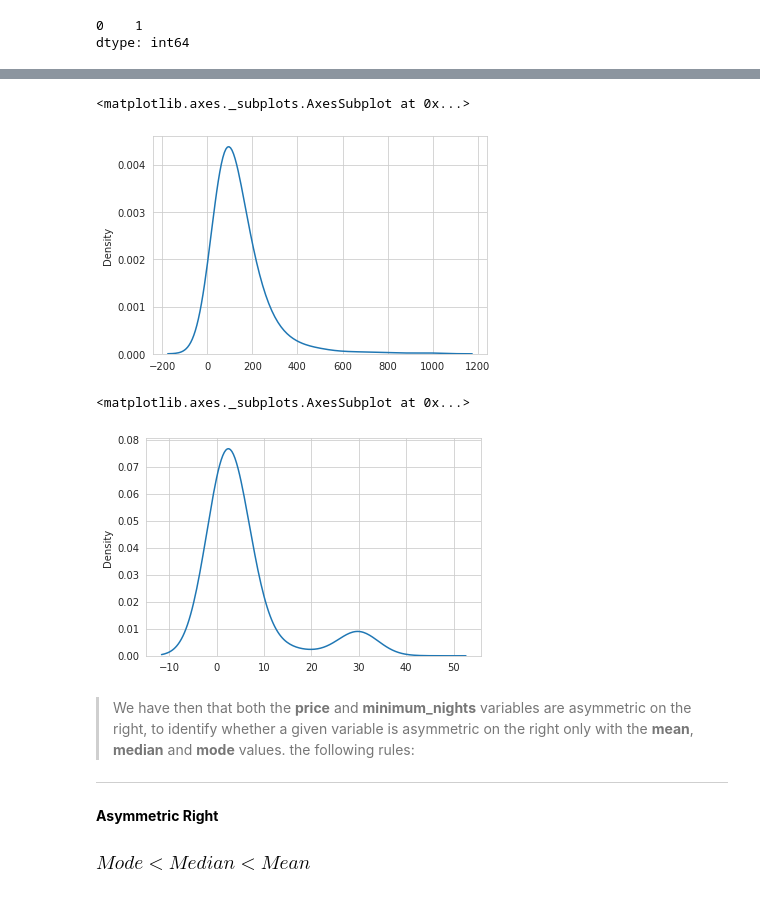
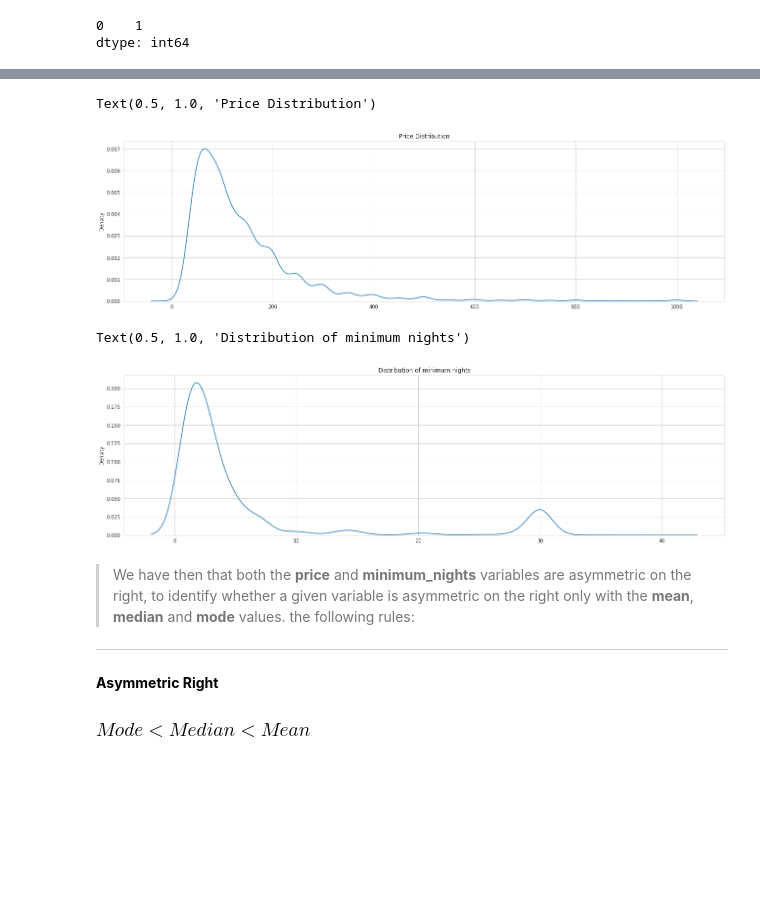
Before and after one commit to yaman9675/understand_Airbnb, a Jupyter notebook: understand_Airbnb.ipynb, the cells around one changed output, grey strips where cells are left out. Drawn from its saved outputs; the diff is of its cells as text; code cells hidden in the pictures; blank space fills up the shorter version.

```diff
--- a/understand_Airbnb.ipynb
+++ b/understand_Airbnb.ipynb
@@ -423,0 +405,4 @@ plt.gca().set(title='Frequency Histogram', xlabel='Claims', ylabel='Frequency');
+# %%
+rcParams['figure.figsize'] = 20,6
+visual3 = sns.barplot(data=nights, x=nights['night_range'], y=nights['frequency'])
+visual3.set_title('nights_range_with_frequency')
@@ -489,0 +460,4 @@ plt.gca().set(title='Frequency Histogram', xlabel='Claims', ylabel='Frequency');
+# %%
+rcParams['figure.figsize'] = 23,6
+visual5 = sns.barplot(data=price, x=price['price_range'], y=price['frequency'])
+visual5.set_title('price_frequency')
@@ -504,0 +477,5 @@ plt.gca().set(title='Frequency Histogram', xlabel='Claims', ylabel='Frequency');
+# %%
+rcParams['figure.figsize'] = 22,6
+sns.set_style('whitegrid')
+visual4 = sns.histplot(data=price_1000, x=price_1000['price'], color='skyblue')
+visual4.set_title('frequency_of_price<1000')
@@ -542,0 +508,4 @@ plt.bar(x, y)
+# %%
+rcParams['figure.figsize'] = 18,6
+visual5 = sns.barplot(data=most_frequent_neighbourhood, x=most_frequent_neighbourhood['neighbourhood'], y=most_frequent_neighbourhood['count'])
+visual5.set_title('most_frequent_neighbourhood')
@@ -633,18 +605,20 @@ dtype: int64
 > The entire <b>sample</b> was used to obtain each metric below, even though the graphs below are limited to an interval, the upper limit helps in visualization and therefore facilitates understanding.
 # %%
 sns.set_style('whitegrid')
-sns.kdeplot(np.array(price_1000['price']), bw=0.5)
+visual6 = sns.kdeplot(np.array(price_1000['price']))
+visual6.set_title('Price Distribution')
 # %% [output]
-<matplotlib.axes._subplots.AxesSubplot at 0x...>
+Text(0.5, 1.0, 'Price Distribution')
-[figure, old version]
+[figure, new version]
 # %%
 #plar plot
 # %%
 sns.set_style('whitegrid')
-sns.kdeplot(np.array(nights_40['minimum_nights']), bw=0.5)
+visual7 = sns.kdeplot(np.array(nights_40['minimum_nights']))
+visual7.set_title('Distribution of minimum nights')
 # %% [output]
-<matplotlib.axes._subplots.AxesSubplot at 0x...>
+Text(0.5, 1.0, 'Distribution of minimum nights')
-[figure, old version]
+[figure, new version]
 # %%
 #polar plot
 # %% [markdown]
```
Also changed, not shown: parts of 57 cells of this notebook.
